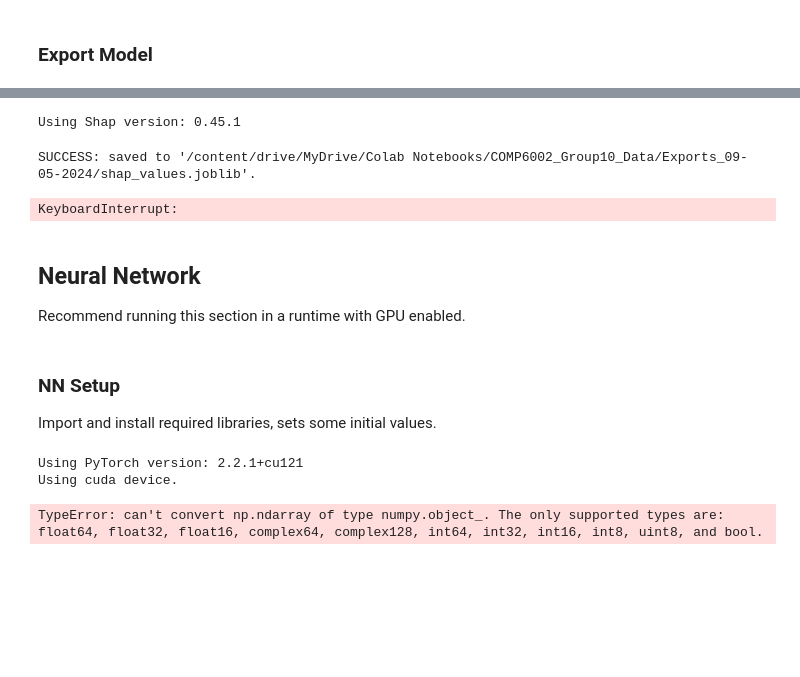
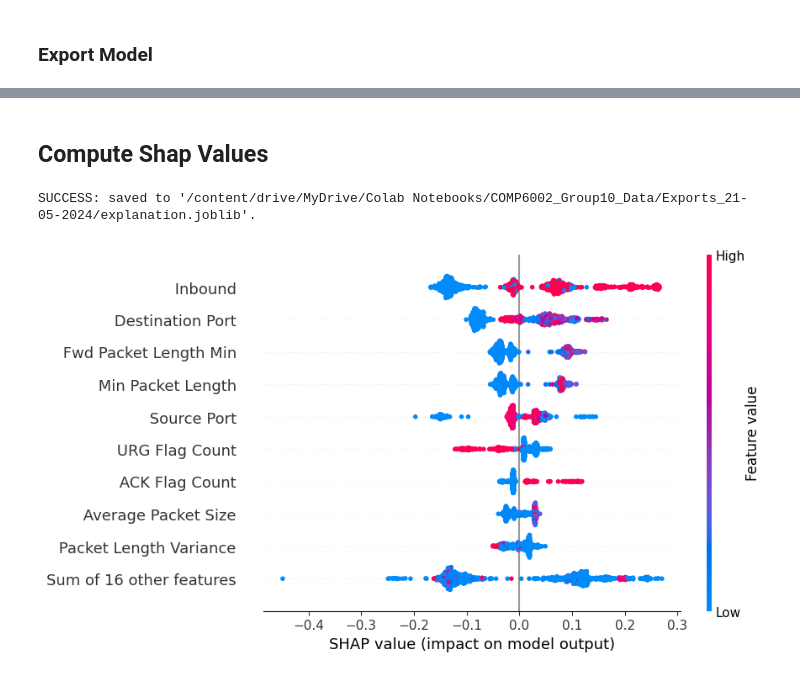
Before and after one commit to Frosk-Kristian/COMP6002-Group10-Models, a Jupyter notebook: COMP6002_Group_Project_ML_Models.ipynb, the cells around one changed output, grey strips where cells are left out. Drawn from its saved outputs; the diff is of its cells as text; code cells hidden in the pictures; blank space fills up the shorter version.

```diff
--- a/COMP6002_Group_Project_ML_Models.ipynb
+++ b/COMP6002_Group_Project_ML_Models.ipynb
@@ -74,7 +74,8 @@ drive.mount("/content/drive")
 # directory that project related files are stored in
 dl_dir = os.getcwd() + r'/drive/MyDrive/Colab Notebooks/COMP6002_Group10_Data'
 # directory that exports are saved in
-save_dir = dl_dir + f"/Exports_{pd.Timestamp.today(tz='Australia/Perth').strftime('%d-%m-%Y')}"
+#save_dir = dl_dir + f"/Exports_{pd.Timestamp.today(tz='Australia/Perth').strftime('%d-%m-%Y')}"
+save_dir = dl_dir + f"/Exports_21-05-2024"
 # directory that the runtime will store the unzipped dataset in (not on your drive)
 data_dir = os.getcwd() + '/dataset'
 
@@ -991,46 +872,13 @@ Successfully installed shap-0.45.1 slicer-0.0.8
-# %%
-import shap
-print(f"Using Shap version: {shap.__version__}")
-# %% [output]
-Using Shap version: 0.45.1
+# %% [markdown]
+## Compute Shap Values
 # %%
 explainer = shap.Explainer(rf_model.predict_proba, X_train_new)
 explanation = explainer(X_test_new)
 # %%
 SaveToFile(save_data=explanation, save_fpath = f"{save_dir}/explanation.joblib", skip_prompt = True)
 # %% [output]
-SUCCESS: saved to '/content/drive/MyDrive/Colab Notebooks/COMP6002_Group10_Data/Exports_09-05-2024/shap_values.joblib'.
+SUCCESS: saved to '/content/drive/MyDrive/Colab Notebooks/COMP6002_Group10_Data/Exports_21-05-2024/explanation.joblib'.
 # %%
-shap.plots.beeswarm(explanation)
+shap.plots.beeswarm(explanation[:,:,1])
 # %% [output]
-KeyboardInterrupt:
+[figure, added]
-# %% [markdown]
-## Neural Network
-Recommend running this section in a runtime with GPU enabled.
-# %% [markdown]
-### NN Setup
-Import and install required libraries, sets some initial values.
-# %%
-# import PyTorch and confirm version
-import torch
-from torch import nn
-
-print(f"Using PyTorch version: {torch.__version__}")
-
-# check the availability of and set the device
-device = "cuda" if torch.cuda.is_available() else "cpu"
-print(f"Using {device} device.")
-
-torch.manual_seed(0)
-torch.cuda.manual_seed(0)
-# %% [output]
-Using PyTorch version: 2.2.1+cu121
-Using cuda device.
-# %%
-# probbaly need to use something other than a tensor here? it does not like the target variable being an object.
-
-# convert data to tensors
-X_train_t = torch.from_numpy(X_train_new.to_numpy())
-y_train_t = torch.from_numpy(y_train_res.to_numpy())
-# %% [output]
-TypeError: can't convert np.ndarray of type numpy.object_. The only supported types are: float64, float32, float16, complex64, complex128, int64, int32, int16, int8, uint8, and bool.
```
Also changed, not shown: parts of 40 cells of this notebook.
